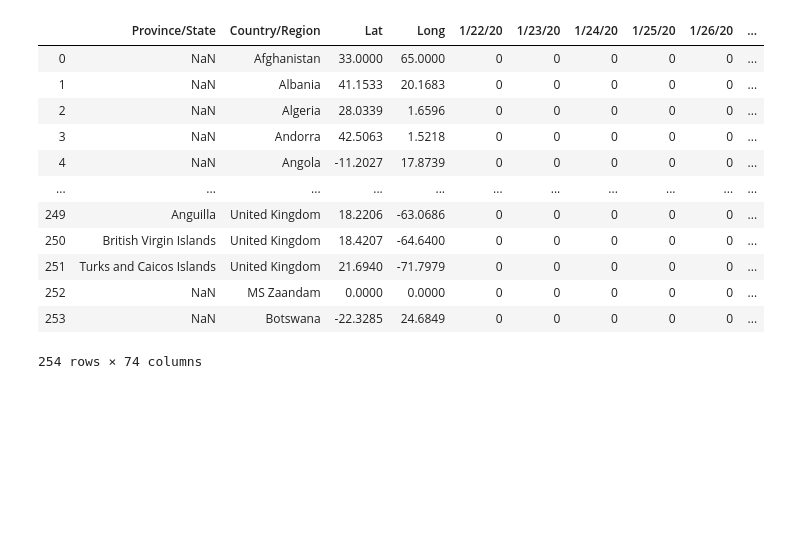
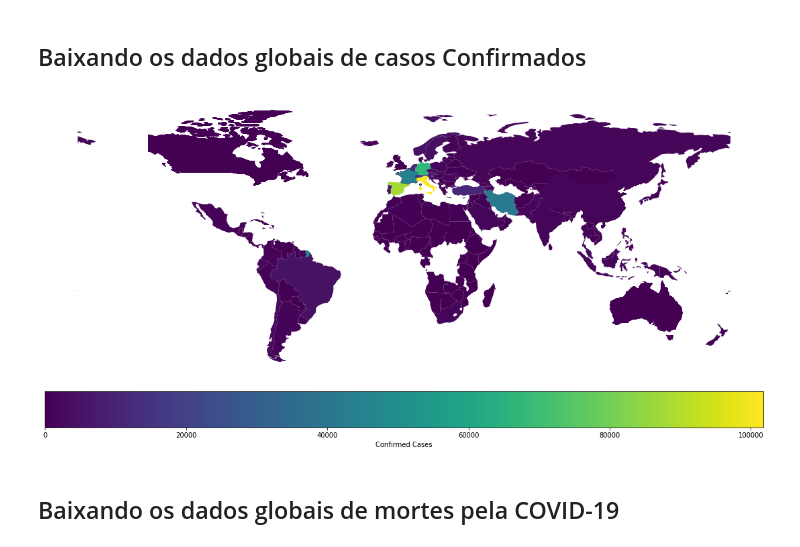
Before and after one commit to NAMD/covidash, a Jupyter notebook: notebooks/Visualizations.ipynb, the cells around one changed output. Drawn from its saved outputs; the diff is of its cells as text; code cells hidden in the pictures; blank space fills up the shorter version.

Commit message:
atualizei notebook com visualizações

```diff
--- a/notebooks/Visualizations.ipynb
+++ b/notebooks/Visualizations.ipynb
@@ -11,0 +16,3 @@ import matplotlib.pyplot as plt
+# %%
+world = gpd.read_file(gpd.datasets.get_path('naturalearth_lowres'))
+world
@@ -12,19 +33,19 @@ import matplotlib.pyplot as plt
+# %% [markdown]
+## Baixando os dados globais de casos Confirmados
+# %%
+confirmed = pd.read_csv('https://github.com/CSSEGISandData/COVID-19/raw/master/csse_covid_19_data/csse_covid_19_time_series/time_series_covid19_confirmed_global.csv')
+confirmed_mundo = pd.merge(world,confirmed, left_on='name', right_on='Country/Region')
+# %%
+fig,ax = plt.subplots(1, 1, figsize=(15,15), constrained_layout=True)
+confirmed_mundo.plot(ax=ax,column='3/30/20', legend=True,
+                     legend_kwds={'orientation':'horizontal', 'label':'Confirmed Cases'});
+ax.set_axis_off()
+# %% [output]
+[figure, added]
+# %% [markdown]
+## Baixando os dados globais de mortes pela COVID-19
 # %%
-confirmed = pd.read_csv('https://github.com/CSSEGISandData/COVID-19/raw/master/csse_covid_19_data/csse_covid_19_time_series/time_series_covid19_confirmed_global.csv')
-confirmed['geometry'] = [Point(row.Long, row.Lat) for i,row in confirmed.iterrows()]
-confirmed_geo = gpd.GeoDataFrame(confirmed)
-confirmed_geo
+mortes = pd.read_csv('https://github.com/CSSEGISandData/COVID-19/raw/master/csse_covid_19_data/csse_covid_19_time_series/time_series_covid19_deaths_global.csv')
+# mortes['geometry'] = [Point(row.Long, row.Lat) for i,row in mortes.iterrows()]
+# mortes_geo = gpd.GeoDataFrame(mortes)
+# mortes_geo
-# %% [output]
-|  | Province/State | Country/Region | Lat | Long | 1/22/20 | 1/23/20 | 1/24/20 | 1/25/20 | 1/26/20 | ... |
-| 0 | NaN | Afghanistan | 33.0000 | 65.0000 | 0 | 0 | 0 | 0 | 0 | ... |
-| 1 | NaN | Albania | 41.1533 | 20.1683 | 0 | 0 | 0 | 0 | 0 | ... |
-| 2 | NaN | Algeria | 28.0339 | 1.6596 | 0 | 0 | 0 | 0 | 0 | ... |
-| 3 | NaN | Andorra | 42.5063 | 1.5218 | 0 | 0 | 0 | 0 | 0 | ... |
-| 4 | NaN | Angola | -11.2027 | 17.8739 | 0 | 0 | 0 | 0 | 0 | ... |
-| ... | ... | ... | ... | ... | ... | ... | ... | ... | ... | ... |
-| 249 | Anguilla | United Kingdom | 18.2206 | -63.0686 | 0 | 0 | 0 | 0 | 0 | ... |
-| 250 | British Virgin Islands | United Kingdom | 18.4207 | -64.6400 | 0 | 0 | 0 | 0 | 0 | ... |
-| 251 | Turks and Caicos Islands | United Kingdom | 21.6940 | -71.7979 | 0 | 0 | 0 | 0 | 0 | ... |
-| 252 | NaN | MS Zaandam | 0.0000 | 0.0000 | 0 | 0 | 0 | 0 | 0 | ... |
-| 253 | NaN | Botswana | -22.3285 | 24.6849 | 0 | 0 | 0 | 0 | 0 | ... |
-254 rows × 74 columns
```
Also changed, not shown: parts of 8 cells of this notebook.
